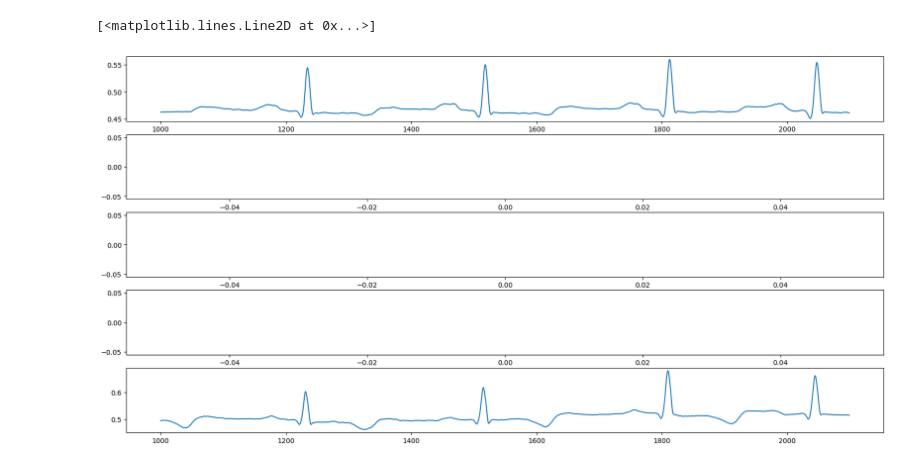
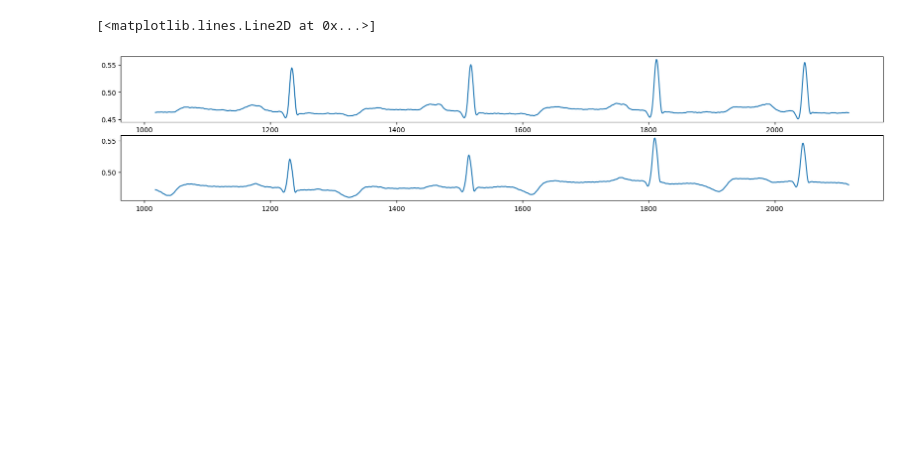
Before and after one commit to andrelopes2001/Intelligent_Systems, a Jupyter notebook: Project/Untitled-1.ipynb, the cells around one changed output. Drawn from its saved outputs; the diff is of its cells as text; code cells hidden in the pictures; blank space fills up the shorter version.

```diff
--- a/Project/Untitled-1.ipynb
+++ b/Project/Untitled-1.ipynb
@@ -112,10 +161,4 @@ df = pd.merge(df_ecg, df_annotations, on=['Sample #', 'Patient'], how='outer')
 # %%
-#def first_non_nan_index(series):
-#    first_non_nan = series.first_valid_index()
-#    if first_non_nan is not None:
-#        return series.index.get_loc(first_non_nan)
-#    return -1
-
 filtered_data = pd.DataFrame()
 
 # Iterate through each unique patient
@@ -125,5 +168,7 @@ for patient_id, group in df.groupby('Patient'):
     if index_first_non_nan is not None:
         filtered_data = pd.concat([filtered_data, group.loc[index_first_non_nan:]], ignore_index=True)
 
-# Based on the time of the annotations, fill the NaN values with the next annotation for the Type column
+df = filtered_data
+
+# Based on the time of the annotations, fill the NaN values with the previous annotation for the Type column
 df['Type'] = df['Type'].fillna(method='ffill')
@@ -264,20 +250,12 @@ plt.boxplot(df_temp['V5'])
 # %%
 # Scaling MLII, V1, V2, V4 and V5
 scaler = MinMaxScaler()
-MLII = df['MLII'].to_numpy()
-V1 = df['V1'].to_numpy()
-V2 = df['V2'].to_numpy()
-V4 = df['V4'].to_numpy()
-V5 = df['V5'].to_numpy()
-df['MLII'] = scaler.fit_transform(MLII.reshape(-1, 1))
-df['V1'] = scaler.fit_transform(V1.reshape(-1, 1))
-df['V2'] = scaler.fit_transform(V2.reshape(-1, 1))
-df['V4'] = scaler.fit_transform(V4.reshape(-1, 1))
-df['V5'] = scaler.fit_transform(V5.reshape(-1, 1))
+Signal1 = df['Signal 1'].to_numpy()
+Signal2 = df['Signal 2'].to_numpy()
+
+df['Signal 1'] = scaler.fit_transform(Signal1.reshape(-1, 1))
+df['Signal 2'] = scaler.fit_transform(Signal2.reshape(-1, 1))
 # %%
 # Filtering MLII, V1, V2, V4 and V5 with moving average
-df['MLII'] = df['MLII'].rolling(window=8, min_periods=1).mean()
-df['V1'] = df['V1'].rolling(window=8, min_periods=1).mean()
-df['V2'] = df['V2'].rolling(window=8, min_periods=1).mean()
-df['V4'] = df['V4'].rolling(window=8, min_periods=1).mean()
-df['V5'] = df['V5'].rolling(window=8, min_periods=1).mean()
+df['Signal 1'] = df['Signal 1'].rolling(window=8, min_periods=1).mean()
+df['Signal 2'] = df['Signal 2'].rolling(window=8, min_periods=1).mean()
@@ -284,19 +340,13 @@ df['V5'] = df['V5'].rolling(window=8, min_periods=1).mean()
 # %%
 # Plot ecg examples with each feature in its subplot
 plt.figure(figsize=(20, 10))
 plt.subplot(511)
-plt.plot(df['Sample #'][1000:2100], df['MLII'][1000:2100])
+plt.plot(df['Sample #'][1000:2100], df['Signal 1'][1000:2100])
 plt.subplot(512)
-plt.plot(df['Sample #'][1000:2100], df['V1'][1000:2100])
-plt.subplot(513)
-plt.plot(df['Sample #'][1000:2100], df['V2'][1000:2100])
-plt.subplot(514)
-plt.plot(df['Sample #'][1000:2100], df['V4'][1000:2100])
-plt.subplot(515)
-plt.plot(df['Sample #'][1000:2100], df['V5'][1000:2100])
+plt.plot(df['Sample #'][1000:2100], df['Signal 2'][1000:2100])
 # %% [output]
 [<matplotlib.lines.Line2D at 0x...>]
-[figure, old version]
+[figure, new version]
 # %%
 patient_id = 106
 ecg_data = df[df['Patient'] == str(patient_id)]
```
Also changed, not shown: parts of 17 cells of this notebook.
